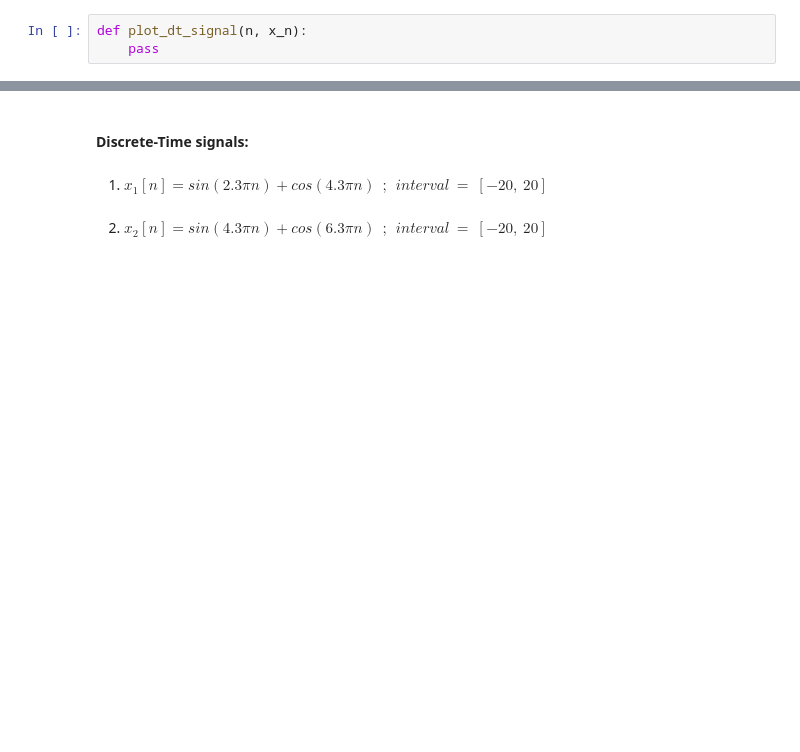
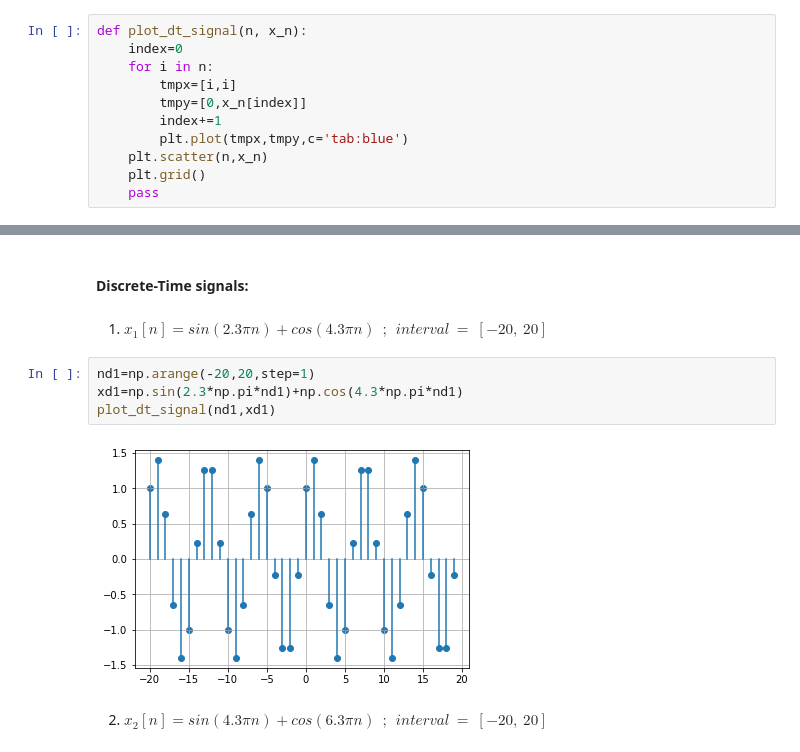
Before and after one commit to sajadalipour7/Signals-And-Systems, a Jupyter notebook: Introduction/SS_PA1.ipynb, the cells around one changed output, grey strips where cells are left out. Saved outputs shown, nothing was run; the diff lists cells and outputs as text; blank space fills up the shorter version.

```diff
--- a/Introduction/SS_PA1.ipynb
+++ b/Introduction/SS_PA1.ipynb
@@ -55,5 +59,13 @@ plot_ct_signal(t=t, x_t=x_t)
 # %%
 def plot_dt_signal(n, x_n):
+    index=0
+    for i in n:
+        tmpx=[i,i]
+        tmpy=[0,x_n[index]]
+        index+=1
+        plt.plot(tmpx,tmpy,c='tab:blue')
+    plt.scatter(n,x_n)
+    plt.grid()
     pass
 # %%
 n = np.arange(-10, 10, step=1)
@@ -73,5 +116,11 @@ plot_dt_signal(n=n, x_n=x_n)
 #### Discrete-Time signals:
 # %% [markdown]
 1. $x_1[n] = sin(2.3\pi n) + cos(4.3\pi n)\:\:;\:\:interval\:=\:[-20,\:20]$
+# %%
+nd1=np.arange(-20,20,step=1)
+xd1=np.sin(2.3*np.pi*nd1)+np.cos(4.3*np.pi*nd1)
+plot_dt_signal(nd1,xd1)
+# %% [output]
+[figure, added]
 # %% [markdown]
 2. $x_2[n] = sin(4.3\pi n) + cos(6.3\pi n)\:\:;\:\:interval\:=\:[-20,\:20]$
```
Also changed, not shown: parts of 24 cells of this notebook.
